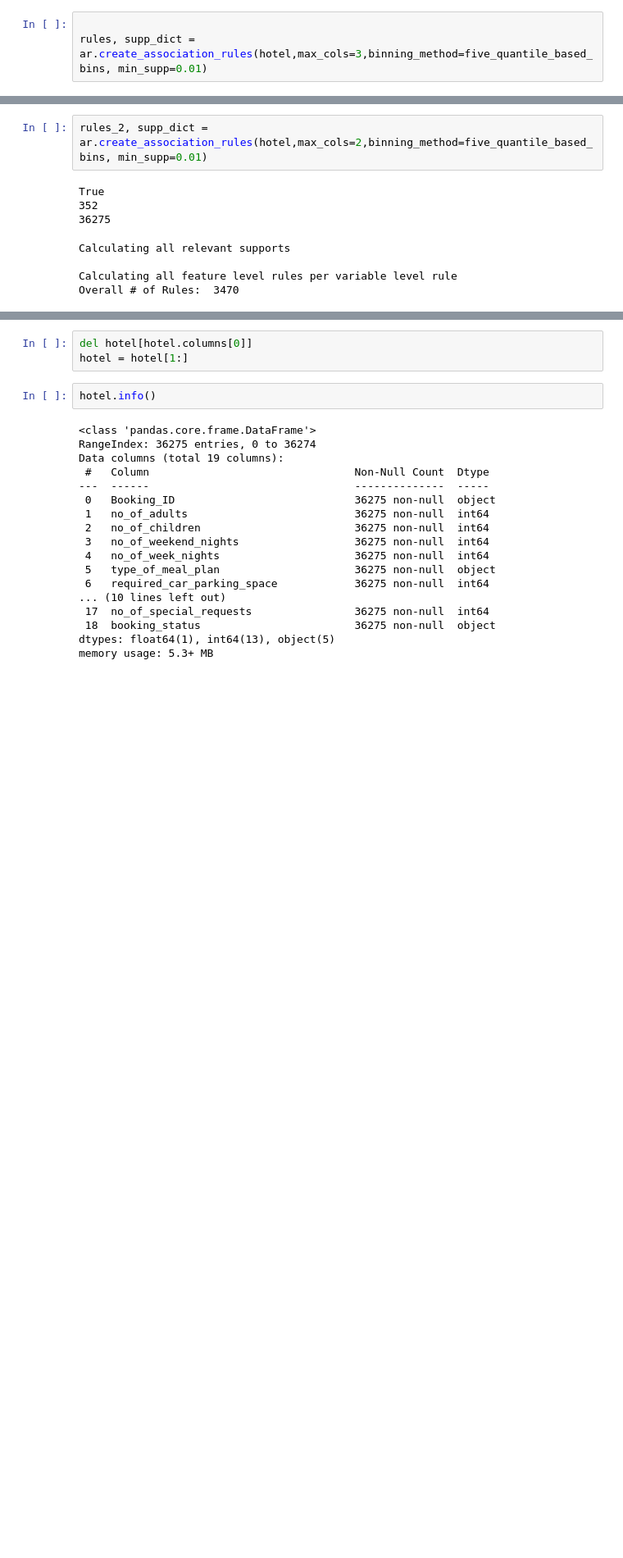
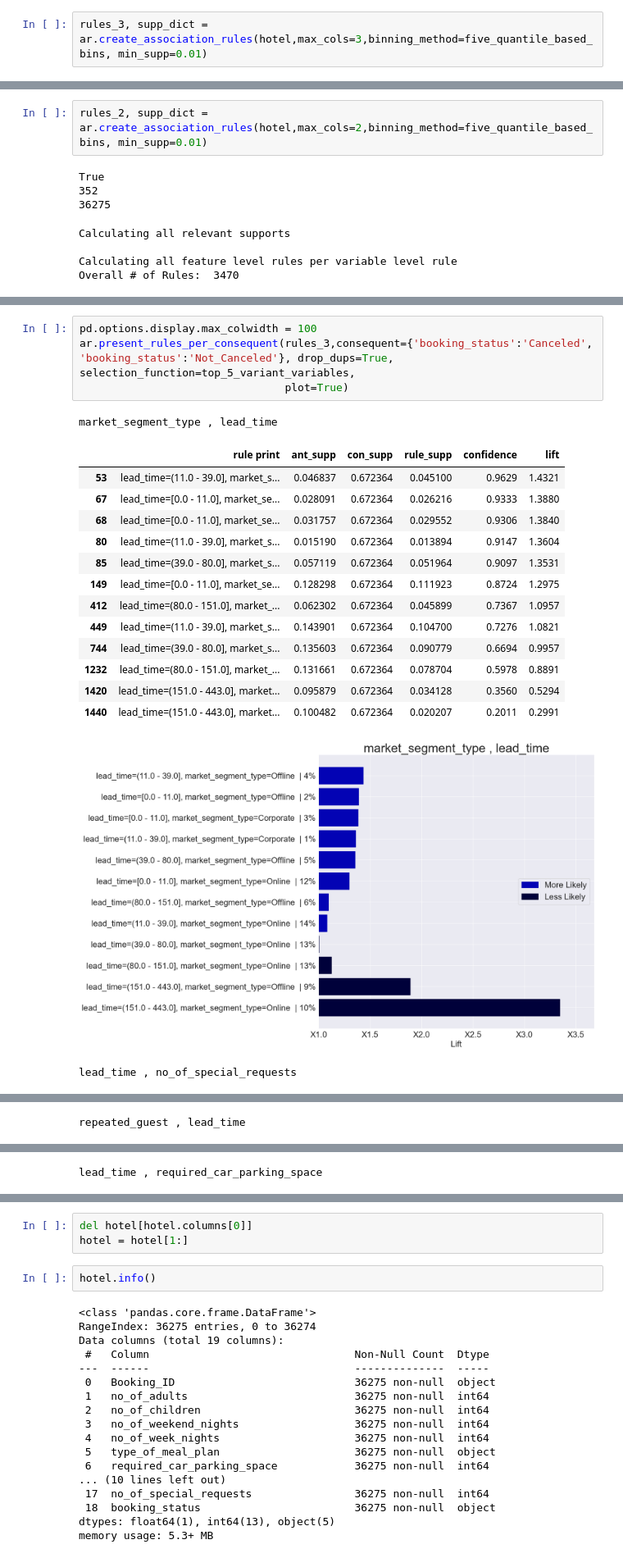
Before and after one commit to Ca3zsar/DM-Tasks, a Jupyter notebook: DM_Task2.ipynb, the cells around one changed output, grey strips where cells are left out. Shown at 82% size. Cells and saved outputs as stored; diff of their text form; blank space fills up the shorter version.

```diff
--- a/DM_Task2.ipynb
+++ b/DM_Task2.ipynb
@@ -21,3 +19,2 @@ len(hotel['lead_time'].value_counts())
 # %%
-
-rules, supp_dict = ar.create_association_rules(hotel,max_cols=3,binning_method=five_quantile_based_bins, min_supp=0.01)
+rules_3, supp_dict = ar.create_association_rules(hotel,max_cols=3,binning_method=five_quantile_based_bins, min_supp=0.01)
@@ -82,0 +125,21 @@ market_segment_type
+# %%
+pd.options.display.max_colwidth = 100
+ar.present_rules_per_consequent(rules_3,consequent={'booking_status':'Canceled', 'booking_status':'Not_Canceled'}, drop_dups=True, selection_function=top_5_variant_variables,
+                                plot=True)
+# %% [output]
+market_segment_type , lead_time
+|  | rule print | ant_supp | con_supp | rule_supp | confidence | lift |
+| 53 | lead_time=(11.0 - 39.0], market_s... | 0.046837 | 0.672364 | 0.045100 | 0.9629 | 1.4321 |
+| 67 | lead_time=[0.0 - 11.0], market_se... | 0.028091 | 0.672364 | 0.026216 | 0.9333 | 1.3880 |
+| 68 | lead_time=[0.0 - 11.0], market_se... | 0.031757 | 0.672364 | 0.029552 | 0.9306 | 1.3840 |
+| 80 | lead_time=(11.0 - 39.0], market_s... | 0.015190 | 0.672364 | 0.013894 | 0.9147 | 1.3604 |
+| 85 | lead_time=(39.0 - 80.0], market_s... | 0.057119 | 0.672364 | 0.051964 | 0.9097 | 1.3531 |
+| 149 | lead_time=[0.0 - 11.0], market_se... | 0.128298 | 0.672364 | 0.111923 | 0.8724 | 1.2975 |
+| 412 | lead_time=(80.0 - 151.0], market_... | 0.062302 | 0.672364 | 0.045899 | 0.7367 | 1.0957 |
+| 449 | lead_time=(11.0 - 39.0], market_s... | 0.143901 | 0.672364 | 0.104700 | 0.7276 | 1.0821 |
+| 744 | lead_time=(39.0 - 80.0], market_s... | 0.135603 | 0.672364 | 0.090779 | 0.6694 | 0.9957 |
+| 1232 | lead_time=(80.0 - 151.0], market_... | 0.131661 | 0.672364 | 0.078704 | 0.5978 | 0.8891 |
+| 1420 | lead_time=(151.0 - 443.0], market... | 0.095879 | 0.672364 | 0.034128 | 0.3560 | 0.5294 |
+| 1440 | lead_time=(151.0 - 443.0], market... | 0.100482 | 0.672364 | 0.020207 | 0.2011 | 0.2991 |
+[figure, added]
+lead_time , no_of_special_requests
@@ -82,0 +162 @@ market_segment_type
+repeated_guest , lead_time
@@ -82,0 +171 @@ market_segment_type
+lead_time , required_car_parking_space
```
Also changed, not shown: parts of 16 cells of this notebook.
